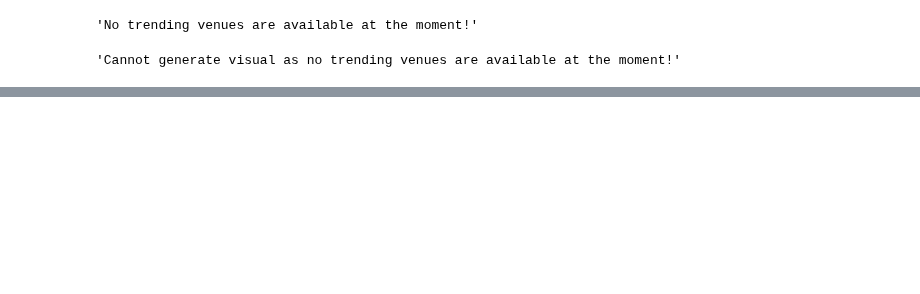
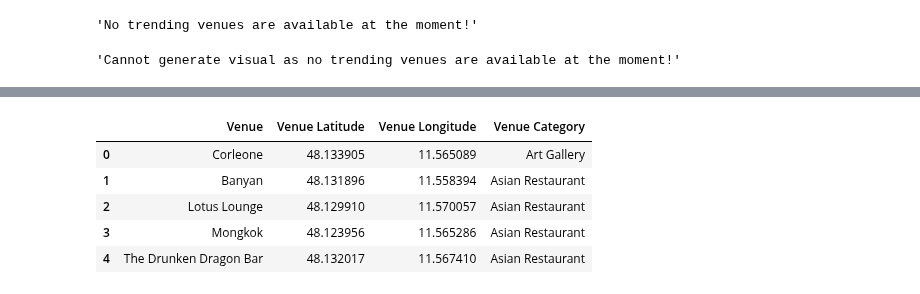
Before and after one commit to SvenVieh/Coursera---Capstone, a Jupyter notebook: Capstone - Final.ipynb, the cells around one changed output, grey strips where cells are left out. Saved outputs shown, nothing was run; the diff lists cells and outputs as text; code cells hidden in the pictures; blank space fills up the shorter version.

```diff
--- a/Capstone - Final.ipynb
+++ b/Capstone - Final.ipynb
@@ -786,0 +827,12 @@ venues_map
+# %%
+#newhome_venues.drop(['District','District Latitude','District Longitude'], axis=1, inplace=True )  !!! run with 1st run only
+newhome_venues = newhome_venues.sort_values(["Venue Category","Venue"])
+newhome_venues = newhome_venues.reset_index(drop=True)
+newhome_venues.head()
+# %% [output]
+|  | Venue | Venue Latitude | Venue Longitude | Venue Category |
+| 0 | Corleone | 48.133905 | 11.565089 | Art Gallery |
+| 1 | Banyan | 48.131896 | 11.558394 | Asian Restaurant |
+| 2 | Lotus Lounge | 48.129910 | 11.570057 | Asian Restaurant |
+| 3 | Mongkok | 48.123956 | 11.565286 | Asian Restaurant |
+| 4 | The Drunken Dragon Bar | 48.132017 | 11.567410 | Asian Restaurant |
```
Also changed, not shown: parts of 25 cells of this notebook.
